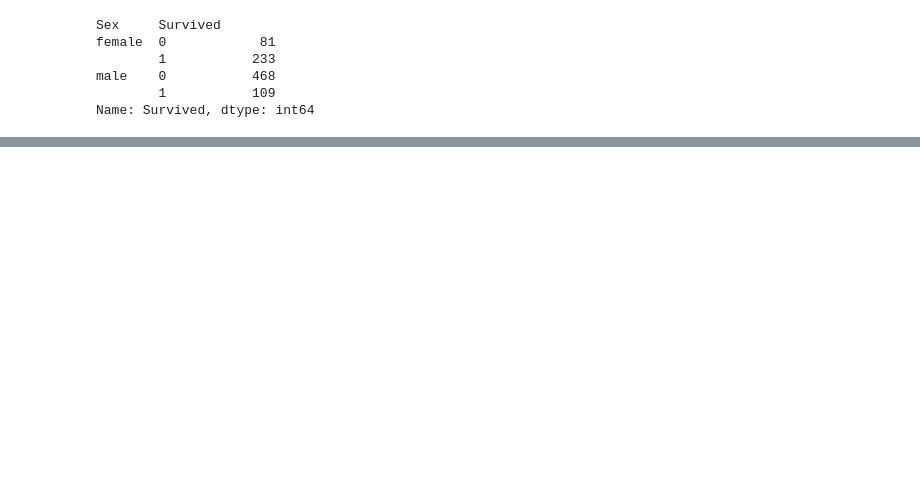
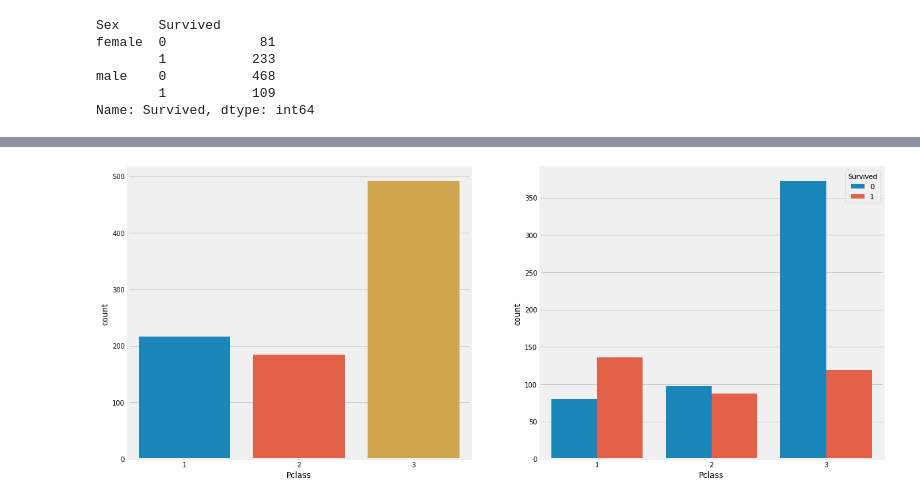
Before and after one commit to mojeico/ML, a Jupyter notebook: kaggle/titanic.ipynb, the cells around one changed output, grey strips where cells are left out. Saved outputs shown, nothing was run; the diff lists cells and outputs as text; code cells hidden in the pictures; blank space fills up the shorter version.

```diff
--- a/kaggle/titanic.ipynb
+++ b/kaggle/titanic.ipynb
@@ -44,0 +90,6 @@ Name: Survived, dtype: int64
+# %%
+f, ax = plt.subplots(1,2,figsize= (18,8))
+sns.countplot(data['Pclass'], ax=ax[0]);
+sns.countplot('Pclass', data=data,  hue='Survived', ax=ax[1]);
+# %% [output]
+[figure, added]
```
Also changed, not shown: parts of 19 cells of this notebook, 1 other file.
